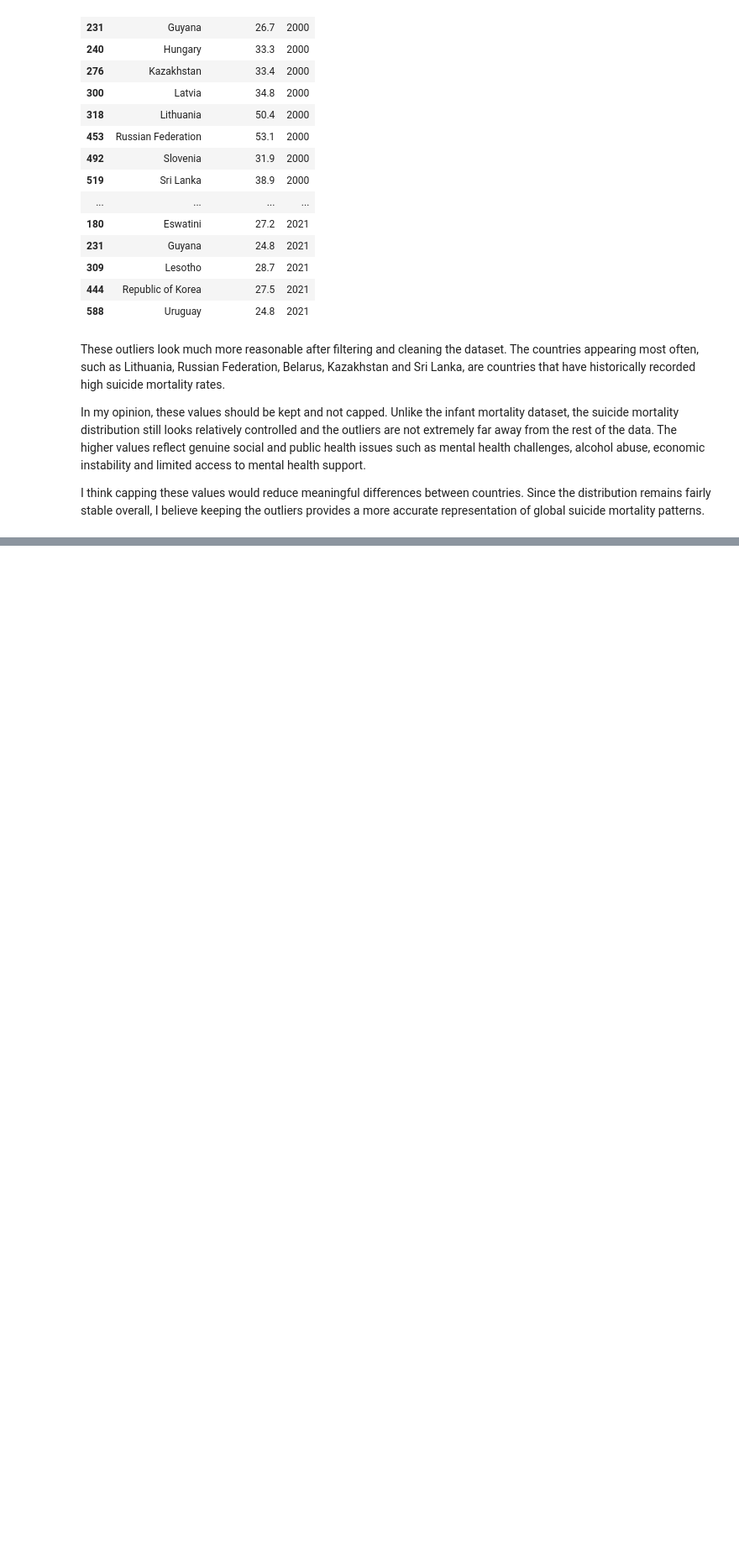
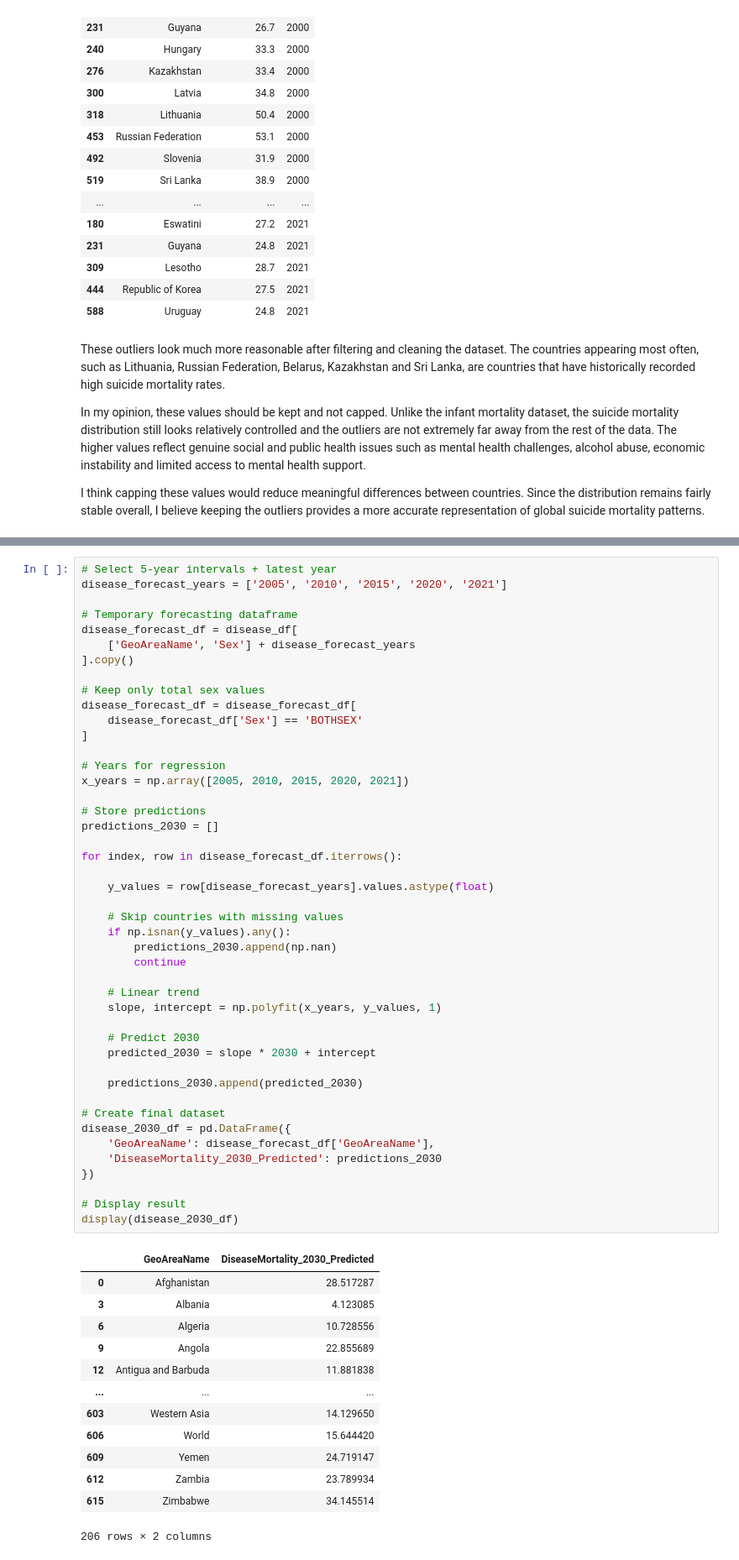
Before and after one commit to frogosorap/SDGReadinessIndex, a Jupyter notebook: Raw_Data/SDG_3_Good_Health_and_Well-Being/Cleaning_SDG_3.ipynb, the cells around one changed output, grey strips where cells are left out. Shown at 84% size. Saved outputs shown, nothing was run; the diff lists cells and outputs as text; blank space fills up the shorter version.

```diff
--- a/Raw_Data/SDG_3_Good_Health_and_Well-Being/Cleaning_SDG_3.ipynb
+++ b/Raw_Data/SDG_3_Good_Health_and_Well-Being/Cleaning_SDG_3.ipynb
@@ -436,0 +505,59 @@ I think capping these values would reduce meaningful differences between countri
+# %%
+# Select 5-year intervals + latest year
+disease_forecast_years = ['2005', '2010', '2015', '2020', '2021']
+
+# Temporary forecasting dataframe
+disease_forecast_df = disease_df[
+    ['GeoAreaName', 'Sex'] + disease_forecast_years
+].copy()
+
+# Keep only total sex values
+disease_forecast_df = disease_forecast_df[
+    disease_forecast_df['Sex'] == 'BOTHSEX'
+]
+
+# Years for regression
+x_years = np.array([2005, 2010, 2015, 2020, 2021])
+
+# Store predictions
+predictions_2030 = []
+
+for index, row in disease_forecast_df.iterrows():
+
+    y_values = row[disease_forecast_years].values.astype(float)
+
+    # Skip countries with missing values
+    if np.isnan(y_values).any():
+        predictions_2030.append(np.nan)
+        continue
+
+    # Linear trend
+    slope, intercept = np.polyfit(x_years, y_values, 1)
+
+    # Predict 2030
+    predicted_2030 = slope * 2030 + intercept
+
+    predictions_2030.append(predicted_2030)
+
+# Create final dataset
+disease_2030_df = pd.DataFrame({
+    'GeoAreaName': disease_forecast_df['GeoAreaName'],
+    'DiseaseMortality_2030_Predicted': predictions_2030
+})
+
+# Display result
+display(disease_2030_df)
+# %% [output]
+|  | GeoAreaName | DiseaseMortality_2030_Predicted |
+| 0 | Afghanistan | 28.517287 |
+| 3 | Albania | 4.123085 |
+| 6 | Algeria | 10.728556 |
+| 9 | Angola | 22.855689 |
+| 12 | Antigua and Barbuda | 11.881838 |
+| ... | ... | ... |
+| 603 | Western Asia | 14.129650 |
+| 606 | World | 15.644420 |
+| 609 | Yemen | 24.719147 |
+| 612 | Zambia | 23.789934 |
+| 615 | Zimbabwe | 34.145514 |
+206 rows × 2 columns
```
Also changed, not shown: parts of 11 cells of this notebook.
